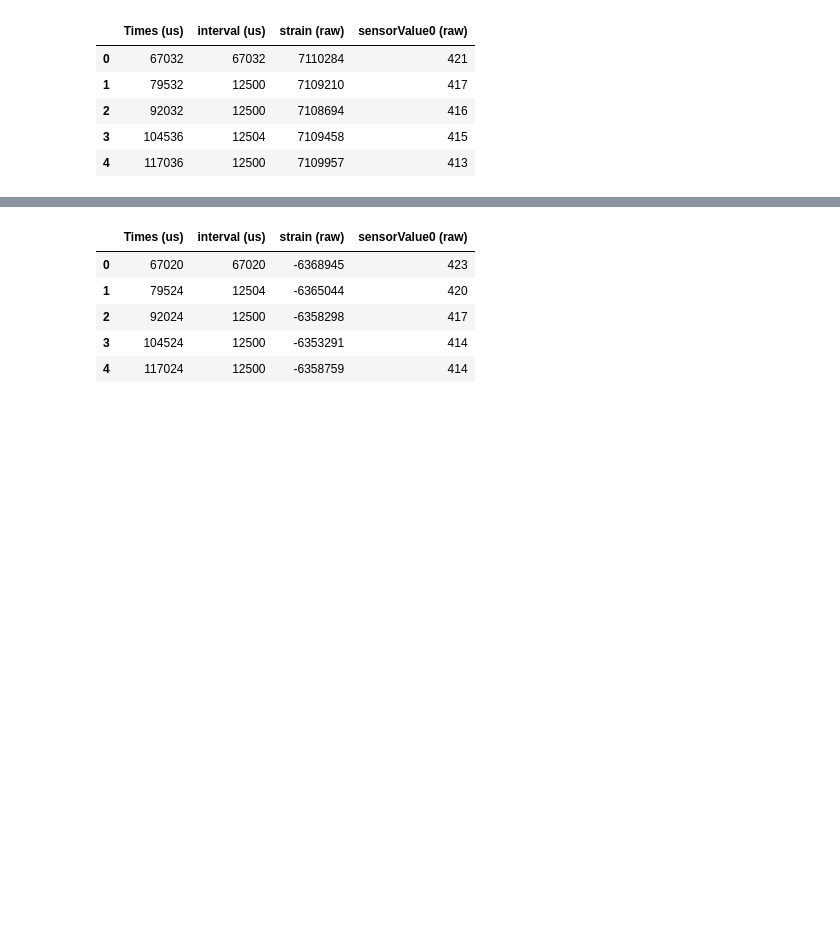
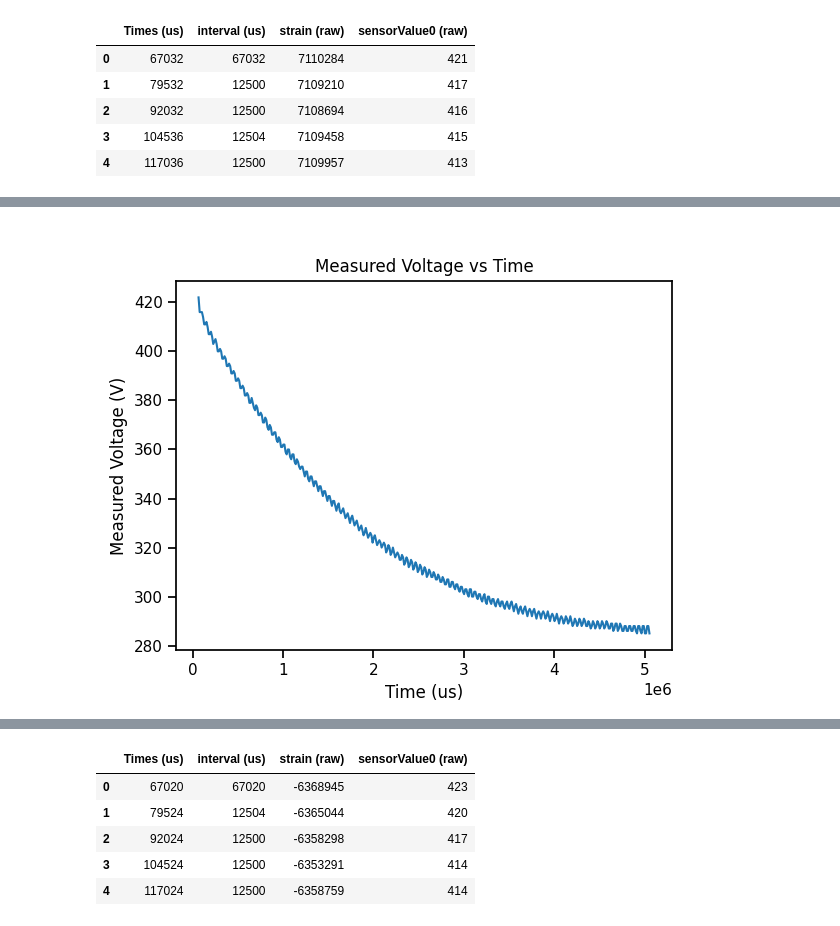
Before and after one commit to mylaz16/geng360-serra, a Jupyter notebook: Lab 4 - Beam/StrainMeasurment.ipynb, the cells around one changed output, grey strips where cells are left out. Cells and saved outputs as stored; diff of their text form; code cells hidden in the pictures; blank space fills up the shorter version.

```diff
--- a/Lab 4 - Beam/StrainMeasurment.ipynb
+++ b/Lab 4 - Beam/StrainMeasurment.ipynb
@@ -62,0 +105,20 @@ test3.head() #This will display the first few rows of the DataFrame
+# %%
+# import the dataset, view the first few rows
+test7 = pd.read_csv("strain_test7_data.csv") # Make sure to update this file name to match your data!
+test7.head() #This will display the first few rows of the DataFrame
+
+test7['Measured Voltage']= test7['sensorValue0 (raw)'] # Convert raw sensor data to volts using the provided conversion factor
+
+plt.figure()  # Create a new figure
+sns.lineplot(x="Times (us)", y="Measured Voltage", data=test7)
+plt.title("Measured Voltage vs Time")
+plt.xlabel("Time (us)")
+plt.ylabel("Measured Voltage (V)")
+
+mplcursors.cursor(hover=False)  # Enable interactive cursor for data point selection
+# Click anywhere on your data to add a cursor
+# Right-click to remove a cursor
+
+plt.show()
+# %% [output]
+[figure, added]
```
Also changed, not shown: parts of 8 cells of this notebook, 7 other files.
